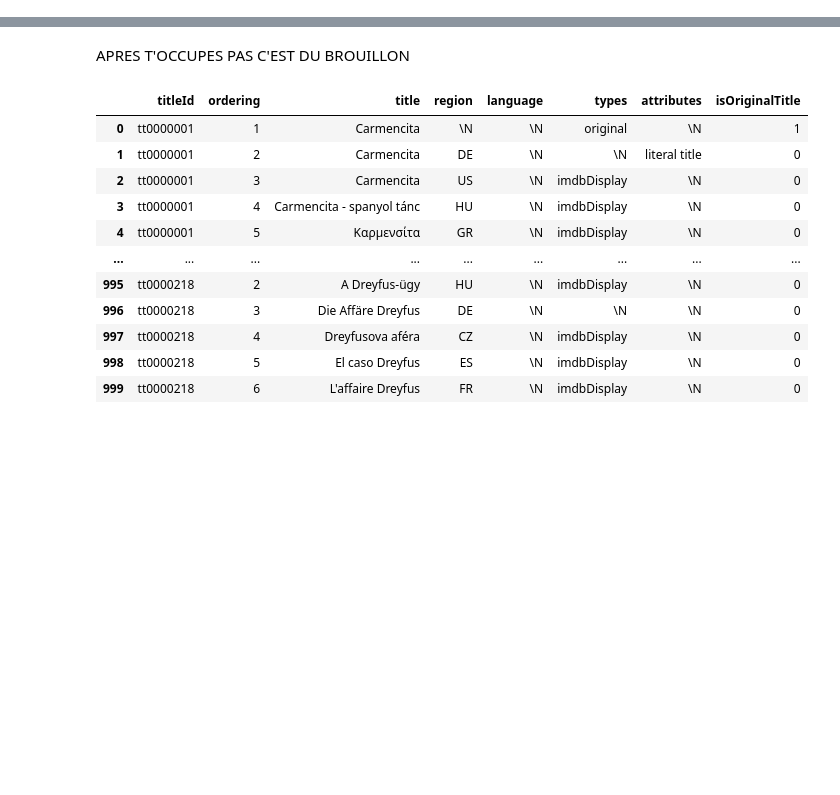
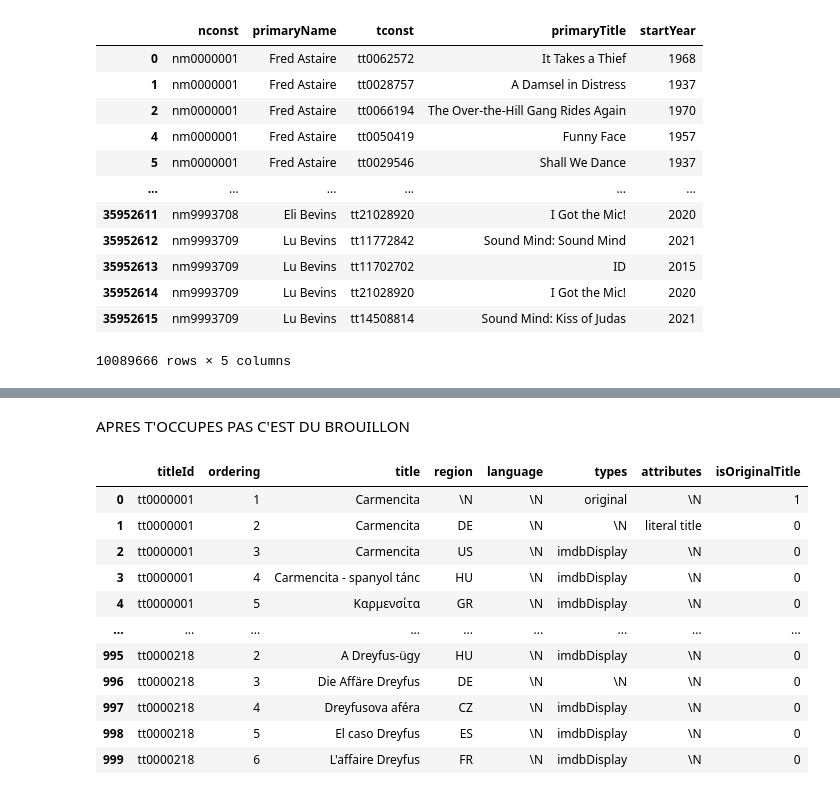
Before and after one commit to Garvoz/Alicine, a Jupyter notebook: brouillon antoine.ipynb, the cells around one changed output, grey strips where cells are left out. Cells and saved outputs as stored; diff of their text form; code cells hidden in the pictures; blank space fills up the shorter version.

```diff
--- a/brouillon antoine.ipynb
+++ b/brouillon antoine.ipynb
@@ -36,0 +91,19 @@ df_kpi1= df_kpi1.drop_duplicates()
+# %%
+df_t_episode['IdSerie'] = True
+df_kpi1 = pd.merge(df_temp, df_t_episode, how = 'left', on = 'tconst')
+df_kpi1 = df_kpi1[['nconst', 'primaryName', 'tconst', 'primaryTitle', 'startYear']][df_kpi1['IdSerie'].isna() == True]
+df_kpi1
+# %% [output]
+|  | nconst | primaryName | tconst | primaryTitle | startYear |
+| 0 | nm0000001 | Fred Astaire | tt0062572 | It Takes a Thief | 1968 |
+| 1 | nm0000001 | Fred Astaire | tt0028757 | A Damsel in Distress | 1937 |
+| 2 | nm0000001 | Fred Astaire | tt0066194 | The Over-the-Hill Gang Rides Again | 1970 |
+| 4 | nm0000001 | Fred Astaire | tt0050419 | Funny Face | 1957 |
+| 5 | nm0000001 | Fred Astaire | tt0029546 | Shall We Dance | 1937 |
+| ... | ... | ... | ... | ... | ... |
+| 35952611 | nm9993708 | Eli Bevins | tt21028920 | I Got the Mic! | 2020 |
+| 35952612 | nm9993709 | Lu Bevins | tt11772842 | Sound Mind: Sound Mind | 2021 |
+| 35952613 | nm9993709 | Lu Bevins | tt11702702 | ID | 2015 |
+| 35952614 | nm9993709 | Lu Bevins | tt21028920 | I Got the Mic! | 2020 |
+| 35952615 | nm9993709 | Lu Bevins | tt14508814 | Sound Mind: Kiss of Judas | 2021 |
+10089666 rows × 5 columns
```
Also changed, not shown: parts of 15 cells of this notebook, 11 other files.
